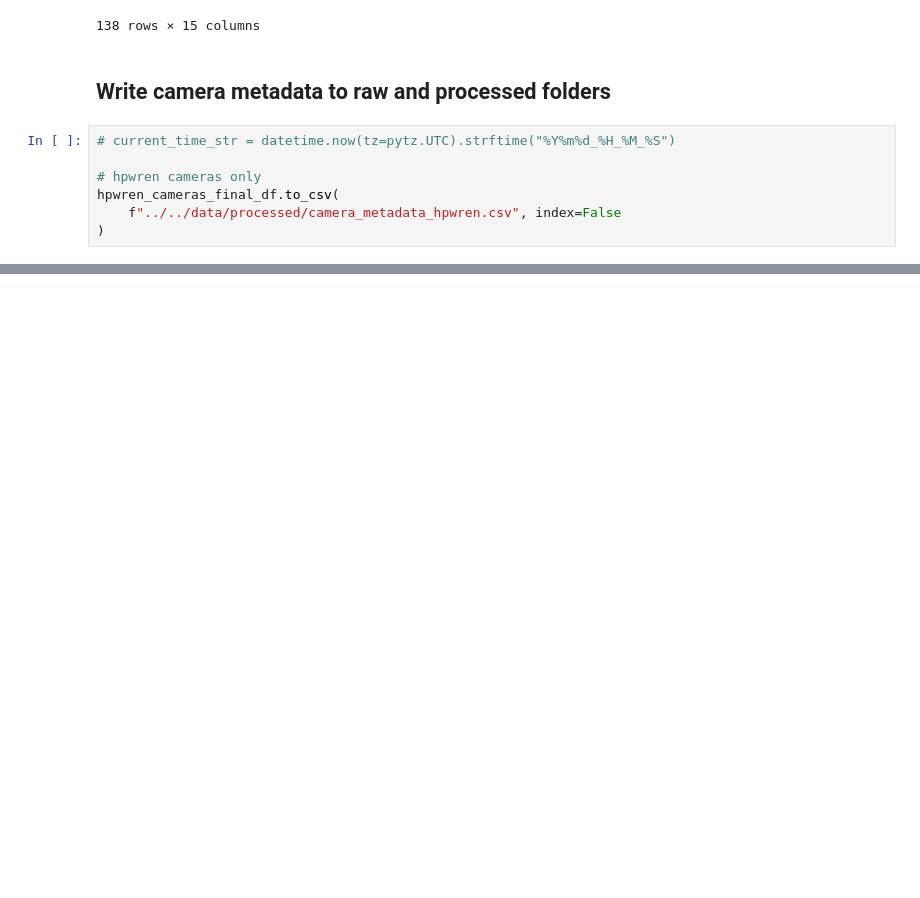
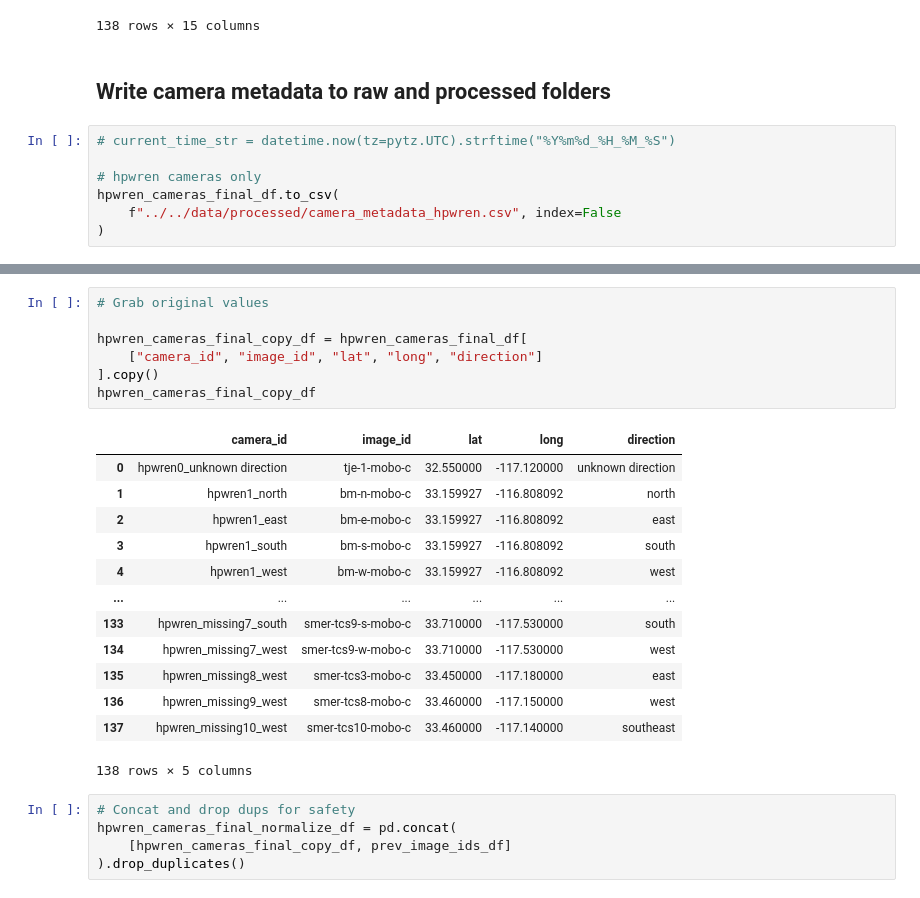
Before and after one commit to shaneluna/smokeynet-engineering, a Jupyter notebook: notebooks/camera_metadata/1_process_camera_metadata.ipynb, the cells around one changed output, grey strips where cells are left out. Saved outputs shown, nothing was run; the diff lists cells and outputs as text; blank space fills up the shorter version.

```diff
--- a/notebooks/camera_metadata/1_process_camera_metadata.ipynb
+++ b/notebooks/camera_metadata/1_process_camera_metadata.ipynb
@@ -297,0 +341,26 @@ hpwren_cameras_final_df.to_csv(
+# %%
+# Grab original values
+
+hpwren_cameras_final_copy_df = hpwren_cameras_final_df[
+    ["camera_id", "image_id", "lat", "long", "direction"]
+].copy()
+hpwren_cameras_final_copy_df
+# %% [output]
+|  | camera_id | image_id | lat | long | direction |
+| 0 | hpwren0_unknown direction | tje-1-mobo-c | 32.550000 | -117.120000 | unknown direction |
+| 1 | hpwren1_north | bm-n-mobo-c | 33.159927 | -116.808092 | north |
+| 2 | hpwren1_east | bm-e-mobo-c | 33.159927 | -116.808092 | east |
+| 3 | hpwren1_south | bm-s-mobo-c | 33.159927 | -116.808092 | south |
+| 4 | hpwren1_west | bm-w-mobo-c | 33.159927 | -116.808092 | west |
+| ... | ... | ... | ... | ... | ... |
+| 133 | hpwren_missing7_south | smer-tcs9-s-mobo-c | 33.710000 | -117.530000 | south |
+| 134 | hpwren_missing7_west | smer-tcs9-w-mobo-c | 33.710000 | -117.530000 | west |
+| 135 | hpwren_missing8_west | smer-tcs3-mobo-c | 33.450000 | -117.180000 | east |
+| 136 | hpwren_missing9_west | smer-tcs8-mobo-c | 33.460000 | -117.150000 | west |
+| 137 | hpwren_missing10_west | smer-tcs10-mobo-c | 33.460000 | -117.140000 | southeast |
+138 rows × 5 columns
+# %%
+# Concat and drop dups for safety
+hpwren_cameras_final_normalize_df = pd.concat(
+    [hpwren_cameras_final_copy_df, prev_image_ids_df]
+).drop_duplicates()
```
Also changed, not shown: parts of 8 cells of this notebook, 2 other files.
